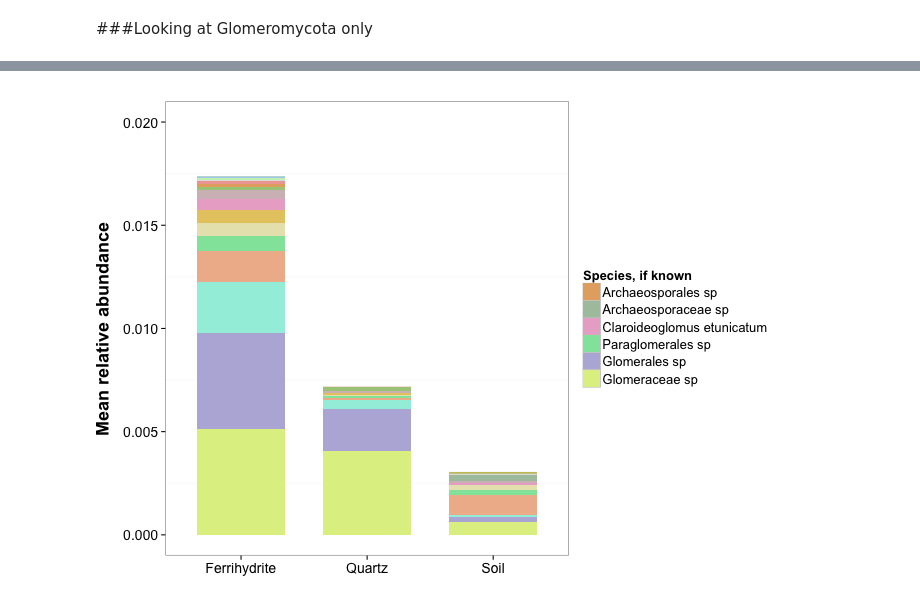
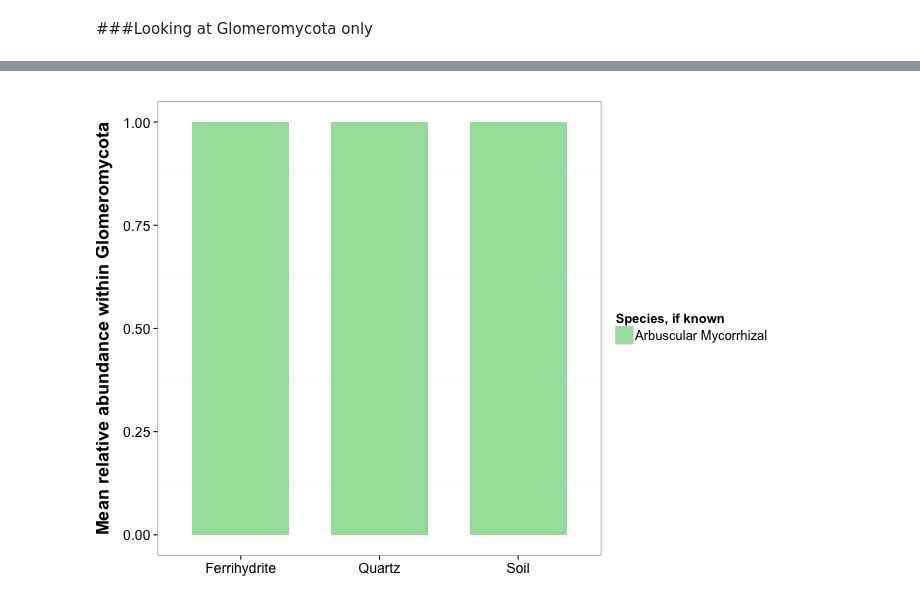
Before and after one commit to TheaWhitman/MineralITS, a Jupyter notebook: manuscript_figures/Stacked_Bar_Funguilds.ipynb, the cells around one changed output, grey strips where cells are left out. Cells and saved outputs as stored; diff of their text form; code cells hidden in the pictures.

```diff
--- a/manuscript_figures/Stacked_Bar_Funguilds.ipynb
+++ b/manuscript_figures/Stacked_Bar_Funguilds.ipynb
@@ -51,3 +86,7 @@ physeq = ps.merged
 # %%
 %%R
 mdf = psmelt(physeq)
+# %%
+%%R
+# Add FunGuild observation metadata
+mdf = merge(mdf,biom, by = "OTU")
@@ -458,14 +432,0 @@ head(fakeOTUtable)
-# %%
-%%R
-
-totabund=120
-
-d.plot = fakeOTUtable %>%
-    group_by(Sample) %>%
-    filter(sum(Abundance)>totabund)%>%
-    mutate(abund.insample=Abundance / sum(Abundance))%>%
-    group_by(Taxon,Trtmt,Month,Phylum)%>%
-    summarize(mean.relabund = mean(abund.insample))%>%
-    group_by(Phylum,Trtmt,Month)%>%
-    summarize(phylabund = sum(mean.relabund))
-d.plot[]
@@ -490,61 +438,52 @@ totabund = 2000
 d.plot = mdf %>%
     group_by(Sample) %>%
     filter(sum(Abundance)>totabund) %>%
-    mutate(Total=sum(Abundance))%>%
     filter(Phylum=="Glomeromycota")%>%
-    filter(sum(Abundance)>0)%>%
     filter(Trtmt != "Kaolinite" & Trtmt != "Heavy Fraction") %>%
-    mutate(relabund = Abundance / Total)
-d.plot$Species = ifelse(is.na(d.plot$Species)==TRUE, d.plot$OTU, paste(d.plot$Species))
+    filter(sum(Abundance)>0)
+d.plot$guild = ifelse(is.na(d.plot$guild)==TRUE, d.plot$OTU, paste(d.plot$guild))
 d.plot = d.plot %>%
-    group_by(Sample,Species,Trtmt,Month) %>%
-    summarize(relabund=sum(relabund)) %>%
-    group_by(Species,Trtmt)%>%
-    summarize(relabund=mean(relabund))
+    mutate(abund.insample = Abundance / sum(Abundance))%>%
+    group_by(OTU,Trtmt,guild) %>%
+    summarize(mean.relabund = mean(abund.insample))%>%
+    group_by(Trtmt,guild) %>%
+    summarize(relabund=sum(mean.relabund))
 
-colnames(d.plot) <- c("Tax", "Trtmt", "Abundance")
+colnames(d.plot) <- c("Trtmt", "Tax", "Abundance")
 
-mean.Abund = ddply(d.plot, .(Tax), summarize, M = mean(Abundance))
-# Calculate the phyla's mean abundances
-d.plot$Tax = factor(d.plot$Tax, levels=mean.Abund[order(-mean.Abund$M),]$Tax)
-lev = mean.Abund[order(-mean.Abund$M),]$Tax
+d.plot$Tax = factor(d.plot$Tax, levels=lev)
 # Order the Phyla by abundance
+#.plot$Month = factor(d.plot$Month)
+#d.plot$Month=ifelse(d.plot$Month==2.0,"1 Month", ifelse(d.plot$Month==2.5,"1.5 Months","2 Months"))
 
 d.plot$Trtmt = ordered(d.plot$Trtmt, levels = c("Ferrihydrite", "Quartz", "Kaolinite", "Heavy Fraction", "Soil"))
-
-#d.plot$Month=ifelse(d.plot$Month==2.0,"1 Month", ifelse(d.plot$Month==2.5,"1.5 Months","2 Months"))
 
 d.plot<-d.plot[with(d.plot, order(Trtmt, Tax)),]
 #d.plot<-d.plot[with(d.plot, order(Month, Trtmt, Tax)),]
 # Sort the whole dataframe by this phylum order
 
 #scheme <- iwanthue()
 #colors = scheme$hex(length(unique(d.plot$Tax)), color_space = hcl_presets$pastel)
 
 p = ggplot(d.plot, aes(x = Trtmt, y = Abundance, fill = Tax))
 
-#p = p + facet_grid(. ~Month, scales = "free_y", space = "free")
-
 N=12
 Species=factor(d.plot$Tax, d.plot[order(-d.plot$Abundance),]$Tax)[1:N]
 Species = Species[grepl("OTU",paste(Species))==FALSE]
 
-p = p + scale_fill_manual(values = colors,breaks=Species)
+p = p + scale_fill_manual(values = colors, breaks=Species)
 
 p = p + geom_bar(stat = "identity", width = 0.70)
 
-p = p + ylim(0,0.02)
+p = p + guides(fill = guide_legend(title = "Species, if known", ncol = 1, reverse=TRUE))
 
-p = p + guides(fill = guide_legend(title="Species, if known", ncol = 1, reverse=TRUE))
-
-p = p + theme_bw() + labs(y="Relative abundance of total sample")
-p = p + ylab("Mean relative abundance")
+p = p + theme_bw() + labs(y="Mean relative abundance within Glomeromycota")
 p = p + theme(
     axis.title.x = element_blank(), axis.text = element_text(size=14),
     axis.title.y = element_text(size=18, face="bold", vjust=2),
     legend.position="right", legend.text=element_text(size=13), legend.title=element_text(size=13),
     panel.grid.major= element_blank())
 
 p
 # %% [output]
-[figure, old version]
+[figure, new version]
```
Also changed, not shown: parts of 28 cells of this notebook, 2 other files.
